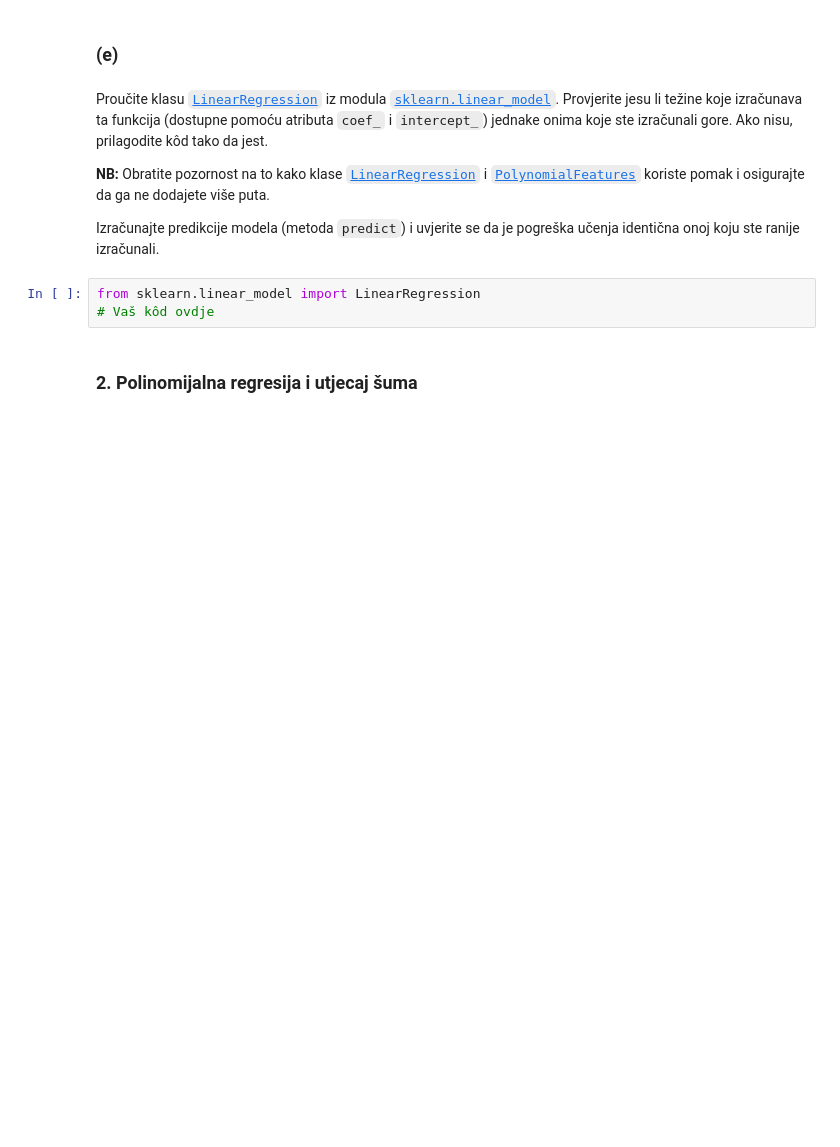
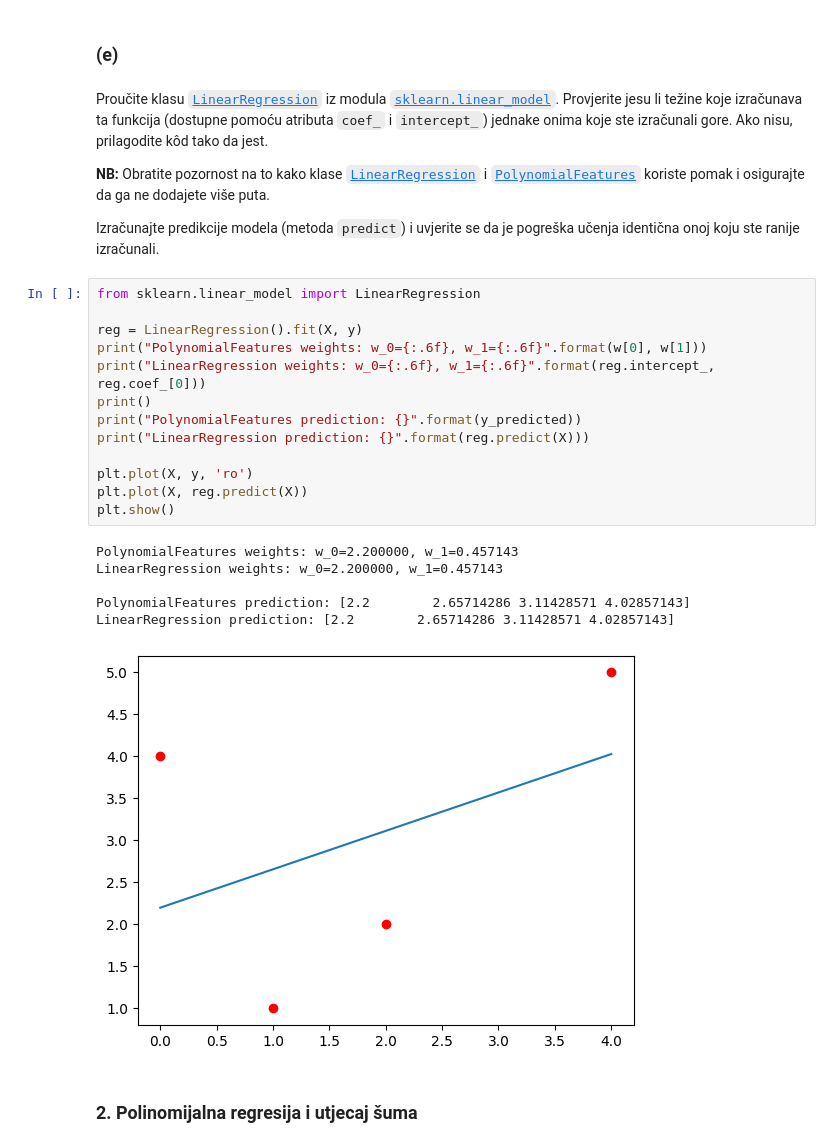
Before and after one commit to futa125/Machine-Learning-1, a Jupyter notebook: LAB1/SU1-2022-LAB1.ipynb, the cells around one changed output. Saved outputs shown, nothing was run; the diff lists cells and outputs as text; blank space fills up the shorter version.

```diff
--- a/LAB1/SU1-2022-LAB1.ipynb
+++ b/LAB1/SU1-2022-LAB1.ipynb
@@ -75,14 +138,31 @@ Uvjerite se da za primjere iz $\mathcal{D}$ težine $\mathbf{w}$ ne možemo nać
 # %% [markdown]
 ### (e)
 # %% [markdown]
-Proučite klasu [`LinearRegression`](http://scikit-learn.org/stable/modules/generated/sklearn.linear_model.LinearRegression.html) iz modula [`sklearn.linear_model`](http://scikit-learn.org/stable/modules/classes.html#module-sklearn.linear_model). Provjerite jesu li težine koje izračunava ta funkcija (dostupne pomoću atributa `coef_` i `intercept_`) jednake onima koje ste izračunali gore. Ako nisu, prilagodite kôd tako da jest.
+Proučite klasu [`LinearRegression`](https://scikit-learn.org/stable/modules/generated/sklearn.linear_model.LinearRegression.html) iz modula [`sklearn.linear_model`](https://scikit-learn.org/stable/modules/classes.html#module-sklearn.linear_model). Provjerite jesu li težine koje izračunava ta funkcija (dostupne pomoću atributa `coef_` i `intercept_`) jednake onima koje ste izračunali gore. Ako nisu, prilagodite kôd tako da jest.
 
-**NB:** Obratite pozornost na to kako klase [`LinearRegression`](http://scikit-learn.org/stable/modules/generated/sklearn.linear_model.LinearRegression.html) i [`PolynomialFeatures`](http://scikit-learn.org/stable/modules/generated/sklearn.preprocessing.PolynomialFeatures.html) koriste pomak i osigurajte da ga ne dodajete više puta.
+**NB:** Obratite pozornost na to kako klase [`LinearRegression`](https://scikit-learn.org/stable/modules/generated/sklearn.linear_model.LinearRegression.html) i [`PolynomialFeatures`](https://scikit-learn.org/stable/modules/generated/sklearn.preprocessing.PolynomialFeatures.html) koriste pomak i osigurajte da ga ne dodajete više puta.
 
 Izračunajte predikcije modela (metoda `predict`) i uvjerite se da je pogreška učenja identična onoj koju ste ranije izračunali.
-# %%
-from sklearn.linear_model import LinearRegression
-# Vaš kôd ovdje
+# %%
+from sklearn.linear_model import LinearRegression
+
+reg = LinearRegression().fit(X, y)
+print("PolynomialFeatures weights: w_0={:.6f}, w_1={:.6f}".format(w[0], w[1]))
+print("LinearRegression weights: w_0={:.6f}, w_1={:.6f}".format(reg.intercept_, reg.coef_[0]))
+print()
+print("PolynomialFeatures prediction: {}".format(y_predicted))
+print("LinearRegression prediction: {}".format(reg.predict(X)))
+
+plt.plot(X, y, 'ro')
+plt.plot(X, reg.predict(X))
+plt.show()
+# %% [output]
+PolynomialFeatures weights: w_0=2.200000, w_1=0.457143
+LinearRegression weights: w_0=2.200000, w_1=0.457143
+
+PolynomialFeatures prediction: [2.2        2.65714286 3.11428571 4.02857143]
+LinearRegression prediction: [2.2        2.65714286 3.11428571 4.02857143]
+[figure, added]
 # %% [markdown]
 ### 2. Polinomijalna regresija i utjecaj šuma
 # %% [markdown]
```
Also changed, not shown: parts of 59 cells of this notebook.
